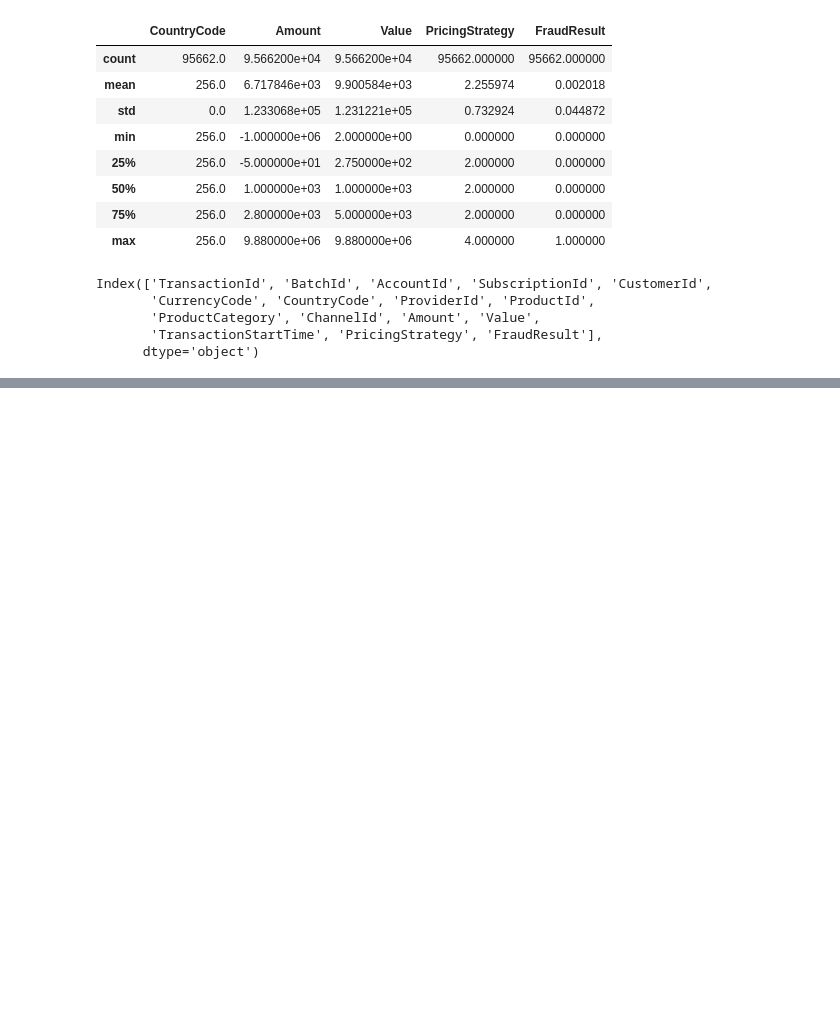
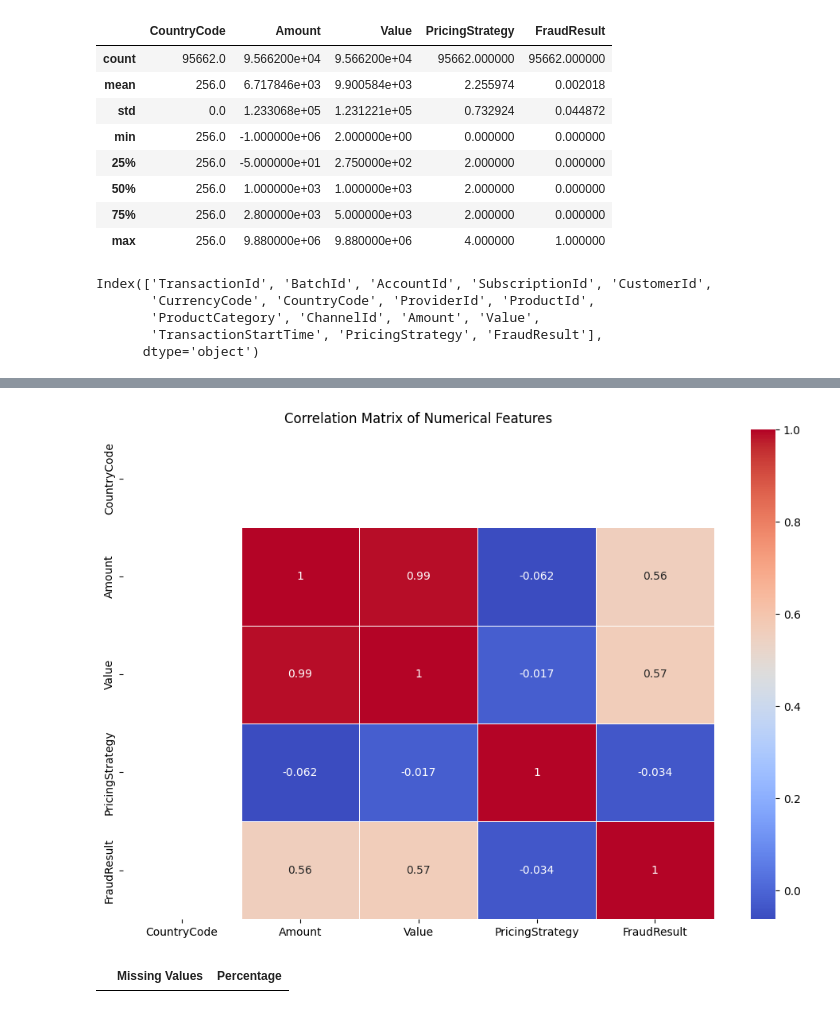
Before and after one commit to tedoaba/KAIM-W6, a Jupyter notebook: notebooks/kaim-week6-task-2.ipynb, the cells around one changed output, grey strips where cells are left out. Drawn from its saved outputs; the diff is of its cells as text; code cells hidden in the pictures; blank space fills up the shorter version.

```diff
--- a/notebooks/kaim-week6-task-2.ipynb
+++ b/notebooks/kaim-week6-task-2.ipynb
@@ -83,0 +166,21 @@ Index(['TransactionId', 'BatchId', 'AccountId', 'SubscriptionId', 'CustomerId',
+# %%
+# Step 6: Correlation Analysis (Numerical Features)
+# Correlation matrix to understand relationships between numerical variables
+correlation_matrix = df[numerical_columns].corr()
+
+# Plot the correlation matrix
+plt.figure(figsize=(12, 8))
+sns.heatmap(correlation_matrix, annot=True, cmap='coolwarm', linewidths=0.5)
+plt.title('Correlation Matrix of Numerical Features')
+plt.show()
+# %% [output]
+[figure, added]
+# %%
+# Step 7: Identifying Missing Values
+# Checking for missing values in the dataset
+missing_values = df.isnull().sum().sort_values(ascending=False)
+missing_percentage = (df.isnull().sum() / df.shape[0] * 100).sort_values(ascending=False)
+missing_data = pd.concat([missing_values, missing_percentage], axis=1, keys=['Missing Values', 'Percentage'])
+missing_data[missing_data['Missing Values'] > 0]
+# %% [output]
+|  | Missing Values | Percentage |
```
Also changed, not shown: parts of 12 cells of this notebook, 6 other files.
